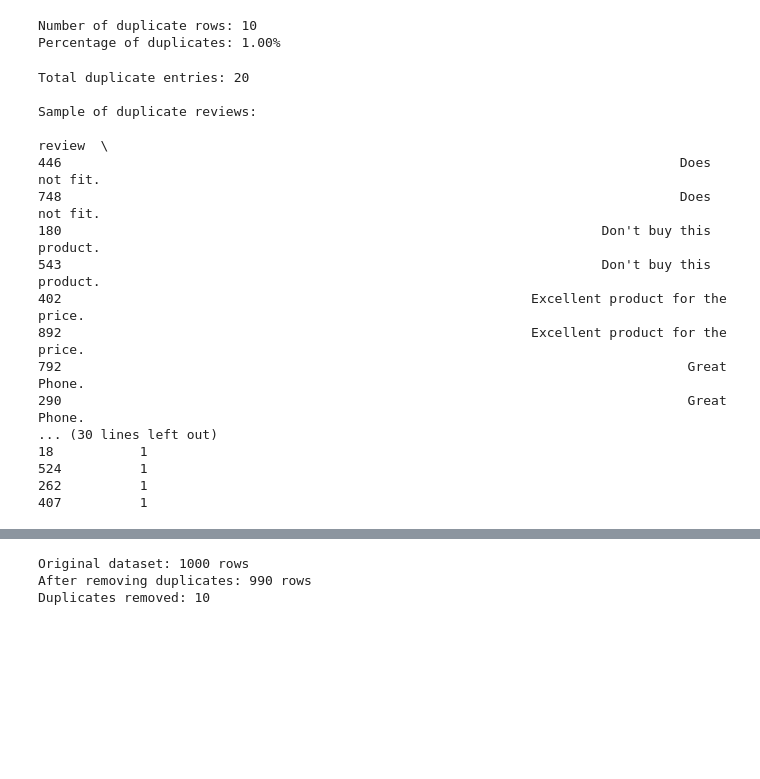
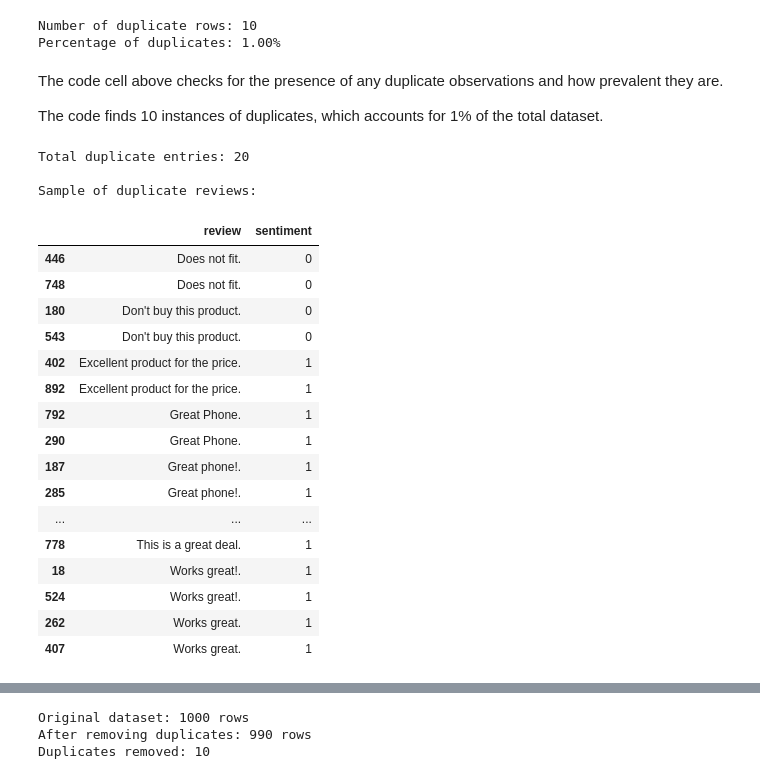
Before and after one commit to smmurdock/Neural-Network-Sentiment-Analysis, a Jupyter notebook: d604_task_2.ipynb, the cells around one changed output, grey strips where cells are left out. Saved outputs shown, nothing was run; the diff lists cells and outputs as text; code cells hidden in the pictures; blank space fills up the shorter version.

```diff
--- a/d604_task_2.ipynb
+++ b/d604_task_2.ipynb
@@ -109,29 +121,36 @@ print(f"Percentage of duplicates: {df.duplicated().sum() / len(df) * 100:.2f}%")
 # %% [output]
 Number of duplicate rows: 10
 Percentage of duplicates: 1.00%
+# %% [markdown]
+The code cell above checks for the presence of any duplicate observations and how prevalent they are.
+
+The code finds 10 instances of duplicates, which accounts for 1% of the total dataset.
 # %%
 # Find and examine duplicate reviews
 duplicates = df[df.duplicated(subset=['review'], keep=False)]
 duplicates_sorted = duplicates.sort_values('review')
 
 print(f"Total duplicate entries: {len(duplicates)}")
 print("\nSample of duplicate reviews:")
-print(duplicates_sorted.head(20))
+duplicates_sorted.head(20)
 # %% [output]
 Total duplicate entries: 20
 
 Sample of duplicate reviews:
-                                                                                         review  \
-446                                                                               Does not fit.
-748                                                                               Does not fit.
-180                                                                     Don't buy this product.
-543                                                                     Don't buy this product.
-402                                                            Excellent product for the price.
-892                                                            Excellent product for the price.
-792                                                                                Great Phone.
-290                                                                                Great Phone.
-... (30 lines left out)
-18           1
-524          1
-262          1
-407          1
+|  | review | sentiment |
+| 446 | Does not fit. | 0 |
+| 748 | Does not fit. | 0 |
+| 180 | Don't buy this product. | 0 |
+| 543 | Don't buy this product. | 0 |
+| 402 | Excellent product for the price. | 1 |
+| 892 | Excellent product for the price. | 1 |
+| 792 | Great Phone. | 1 |
+| 290 | Great Phone. | 1 |
+| 187 | Great phone!. | 1 |
+| 285 | Great phone!. | 1 |
+| ... | ... | ... |
+| 778 | This is a great deal. | 1 |
+| 18 | Works great!. | 1 |
+| 524 | Works great!. | 1 |
+| 262 | Works great. | 1 |
+| 407 | Works great. | 1 |
```
Also changed, not shown: parts of 10 cells of this notebook.
